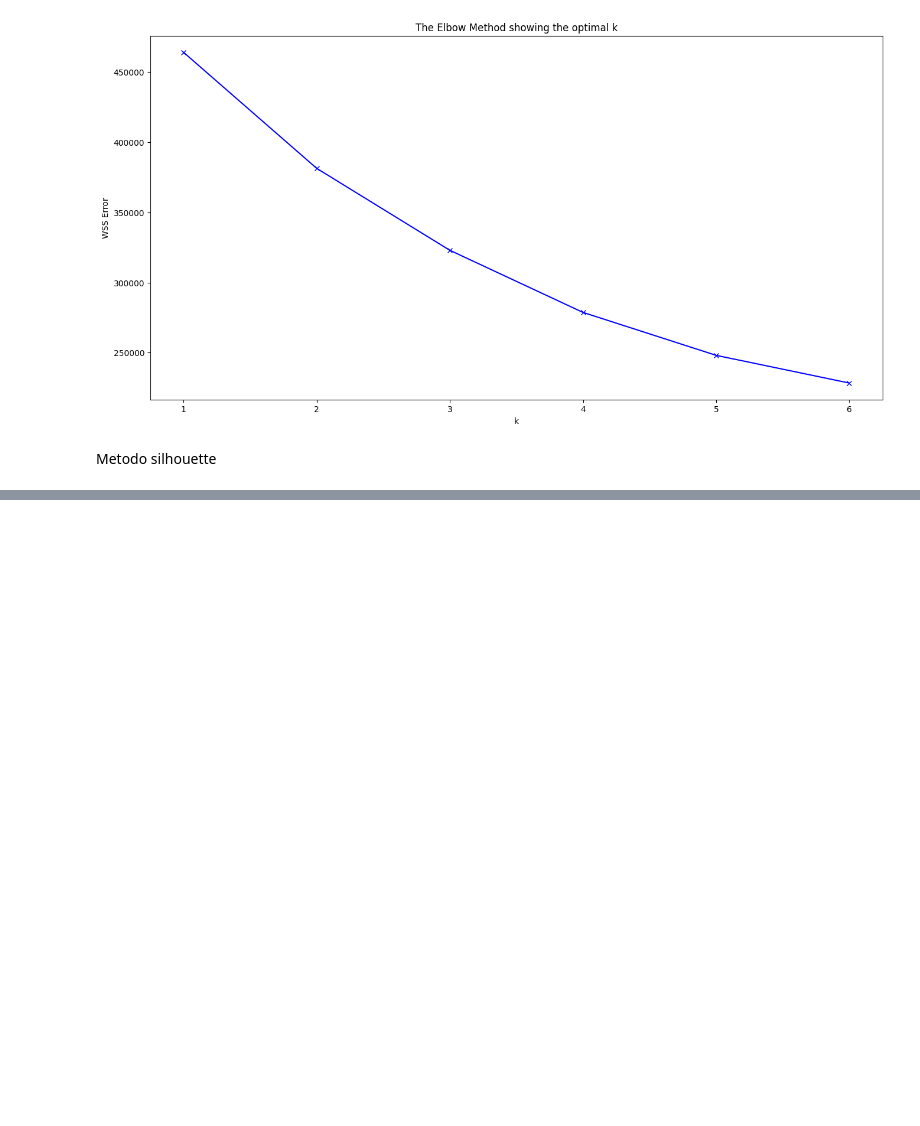
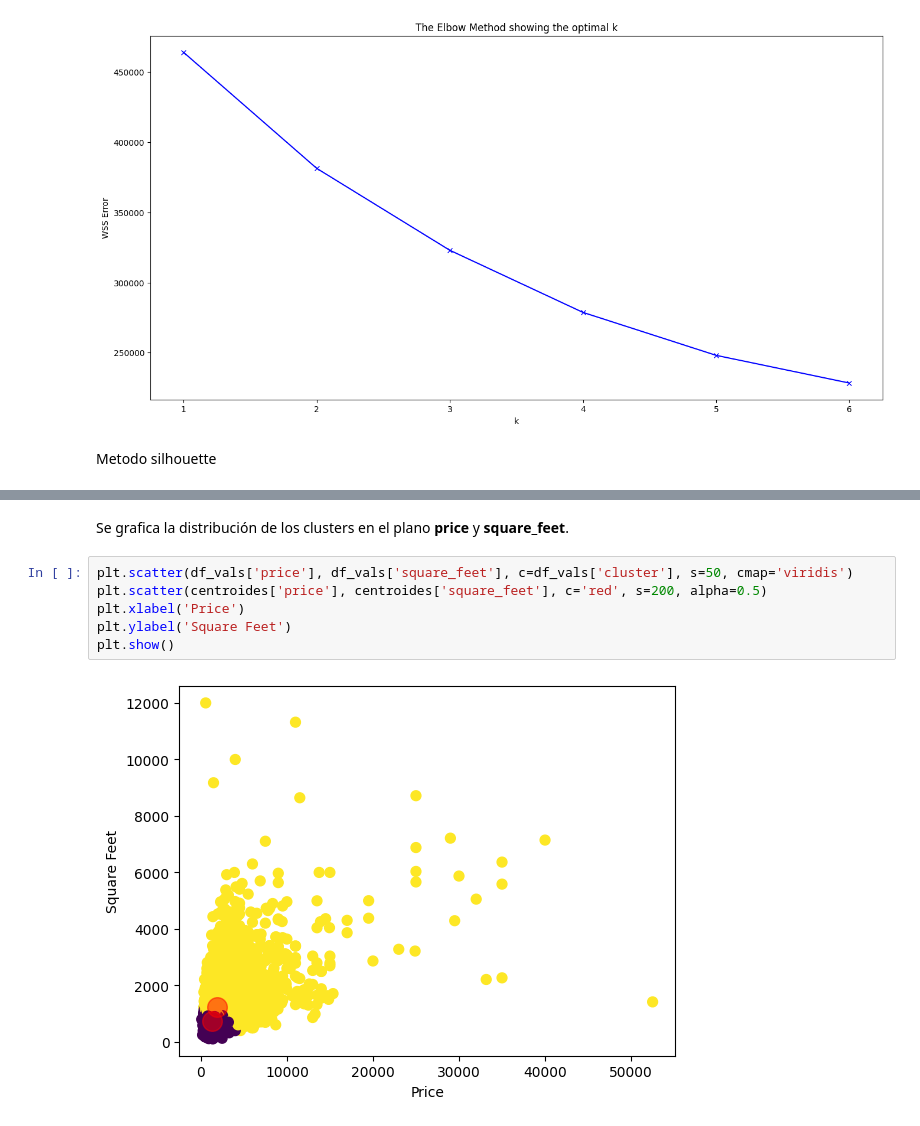
Before and after one commit to hdiazf/machine_learning_2, a Jupyter notebook: notebook/Entrega_ML2.ipynb, the cells around one changed output, grey strips where cells are left out. Drawn from its saved outputs; the diff is of its cells as text; blank space fills up the shorter version.

```diff
--- a/notebook/Entrega_ML2.ipynb
+++ b/notebook/Entrega_ML2.ipynb
@@ -349,0 +436,10 @@ Calculando para 2 clusters
+# %% [markdown]
+Se grafica la distribución de los clusters en el plano **price** y **square_feet**.
+# %%
+plt.scatter(df_vals['price'], df_vals['square_feet'], c=df_vals['cluster'], s=50, cmap='viridis')
+plt.scatter(centroides['price'], centroides['square_feet'], c='red', s=200, alpha=0.5)
+plt.xlabel('Price')
+plt.ylabel('Square Feet')
+plt.show()
+# %% [output]
+[figure, added]
```
Also changed, not shown: parts of 31 cells of this notebook.
